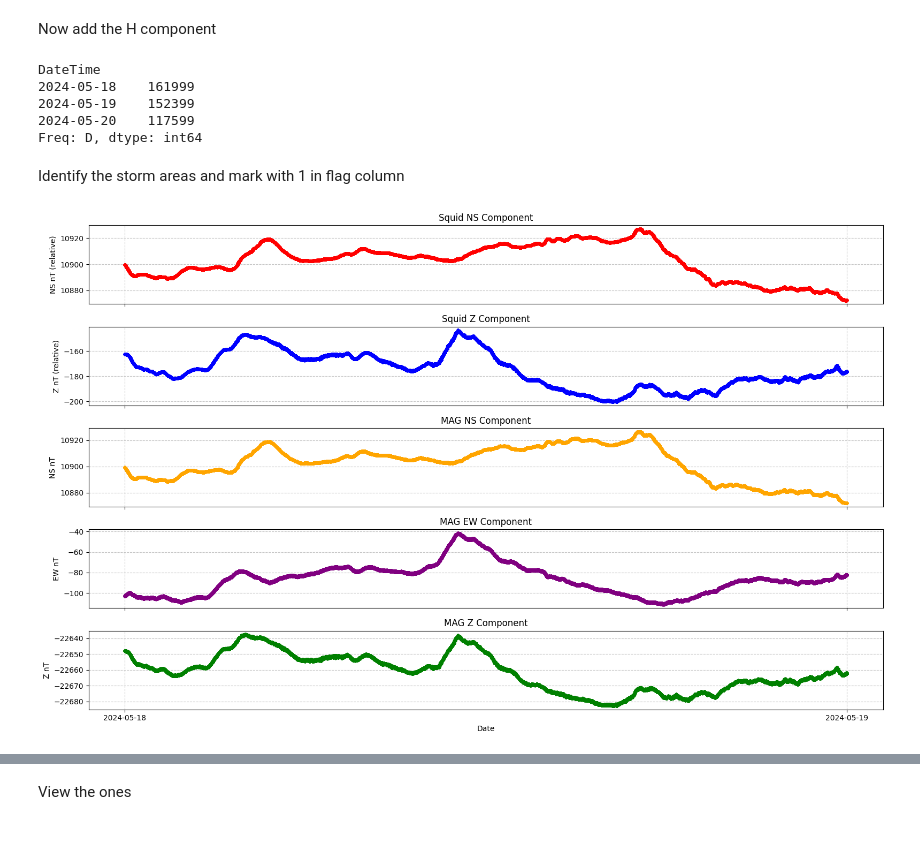
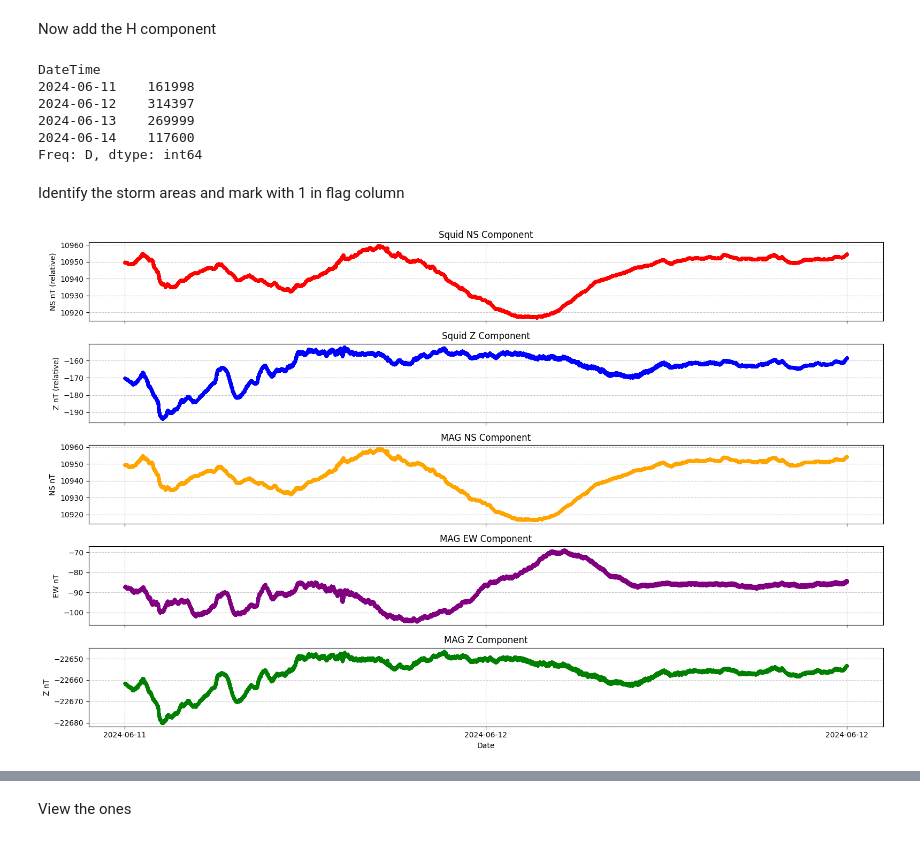
Before and after one commit to TPiphone/Bigdata_Event_Detection, a Jupyter notebook: bigdata_detection/modules/eda.ipynb, the cells around one changed output, grey strips where cells are left out. Saved outputs shown, nothing was run; the diff lists cells and outputs as text; code cells hidden in the pictures.

```diff
--- a/bigdata_detection/modules/eda.ipynb
+++ b/bigdata_detection/modules/eda.ipynb
@@ -43,8 +43,8 @@ for day in pd.date_range(start_date, end_date, freq='D'):
 # %% [markdown]
 Fetch data and store as dataframe (data ingestion)
 # %%
-start_date = pd.Timestamp('2024-05-18')
-end_date = pd.Timestamp('2024-05-18')
+start_date = pd.Timestamp('2024-06-11')
+end_date = pd.Timestamp('2024-06-12')
 df = eda.get_data(eda.read_txt_file, start_date, end_date)
 observations_per_day = df.resample('D').size()
 #df = df.iloc[350000:863994, :] # Select some subset of data
@@ -85,19 +86,20 @@ observations_per_day = corrected_df.resample('D').size()
 print(observations_per_day)
 # %% [output]
 DateTime
-2024-05-18    161999
-2024-05-19    152399
-2024-05-20    117599
+2024-06-11    161998
+2024-06-12    314397
+2024-06-13    269999
+2024-06-14    117600
 Freq: D, dtype: int64
 # %% [markdown]
 Identify the storm areas and mark with 1 in flag column
 # %%
 START = 0
 END = 220000
-test = df.iloc[START:END, :] # Select some subset of data
+test = df.iloc[START:RECORDS_PER_DAY, :] # Select some subset of data
 eda.generateDataPlots(test['H Component'].values, test['Z_SQUID'].values, test['NS_Fluxgate'].values, test['EW_Fluxgate'].values, test['Z_Fluxgate'].values, len(test), RECORDS_PER_DAY, start_date, end_date)
 # %% [output]
-[figure, old version]
+[figure, new version]
 # %%
 # corrected_df['Date'] = pd.to_datetime(corrected_df.index.date)
 
```
Also changed, not shown: parts of 5 cells of this notebook, 10 other files.
